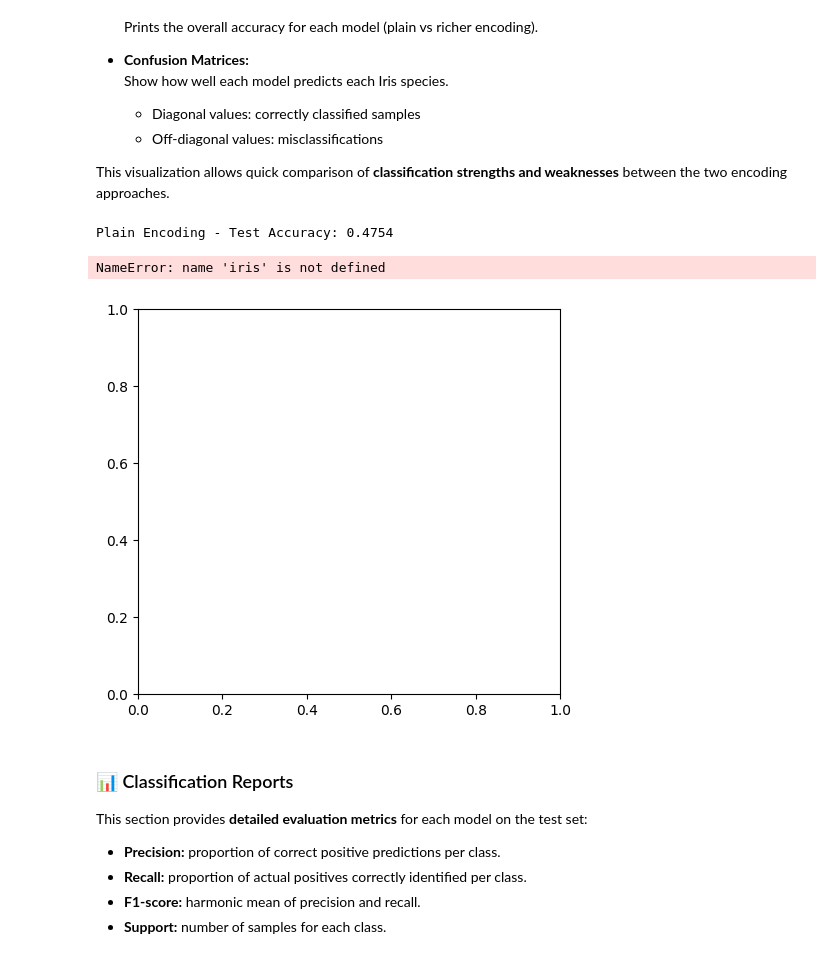
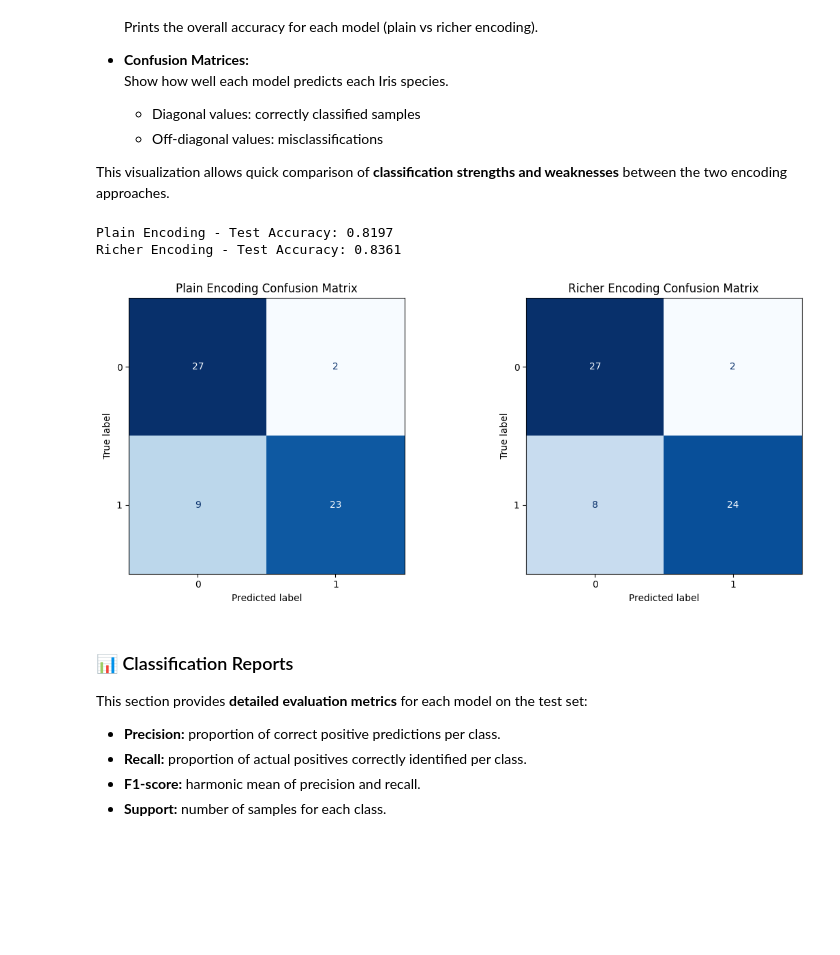
Before and after one commit to dosqas/q-salkit, a Jupyter notebook: notebooks/hybrid/hybrid_qnn_saliency_cleveland.ipynb, the cells around one changed output. Saved outputs shown, nothing was run; the diff lists cells and outputs as text; code cells hidden in the pictures; blank space fills up the shorter version.

```diff
--- a/notebooks/hybrid/hybrid_qnn_saliency_cleveland.ipynb
+++ b/notebooks/hybrid/hybrid_qnn_saliency_cleveland.ipynb
@@ -609,28 +609,32 @@ In this section, we **evaluate the trained hybrid models** on the test set and v
 
 This visualization allows quick comparison of **classification strengths and weaknesses** between the two encoding approaches.
 # %%
-plt.figure(figsize=(12,5))
+plt.figure(figsize=(12, 5))
 
 for i, (name, mdl) in enumerate(models.items()):
-    with torch.no_grad():  # Disable gradient computation for evaluation
-        outputs = mdl(X_test)                 # Forward pass on test set
-        _, preds = torch.max(outputs, 1)      # Get predicted class labels
-        test_acc = (preds == y_test).float().mean().item()  # Compute test accuracy
+    with torch.no_grad():  # Disable gradients for evaluation
+        outputs = mdl(X_test)  # Forward pass
+
+        # For BCEWithLogitsLoss (single output), threshold at 0.5
+        preds = (torch.sigmoid(outputs) >= 0.5).int()
+
+        # Compute test accuracy
+        test_acc = (preds == y_test.int()).float().mean().item()
         print(f"{name} - Test Accuracy: {test_acc:.4f}")
 
-        # Compute and display the confusion matrix
+        # Confusion matrix
         cm = confusion_matrix(y_test.numpy(), preds.numpy())
-        plt.subplot(1, 2, i+1)  # Place the plot in the correct subplot
-        disp = ConfusionMatrixDisplay(confusion_matrix=cm, display_labels=iris.target_names)
-        disp.plot(cmap=plt.cm.Blues, ax=plt.gca(), colorbar=False)  # Draw the confusion matrix
+        plt.subplot(1, len(models), i+1)  # Correct subplot positioning
+        disp = ConfusionMatrixDisplay(confusion_matrix=cm, display_labels=[0, 1])
+        disp.plot(cmap=plt.cm.Blues, ax=plt.gca(), colorbar=False)
         plt.title(f"{name} Confusion Matrix")
 
 plt.tight_layout()
 plt.show()
 # %% [output]
-Plain Encoding - Test Accuracy: 0.4754
+Plain Encoding - Test Accuracy: 0.8197
+Richer Encoding - Test Accuracy: 0.8361
-NameError: name 'iris' is not defined
-[figure, old version]
+[figure, new version]
 # %% [markdown]
 ### 📊 Classification Reports
 
```
Also changed, not shown: parts of 15 cells of this notebook.
